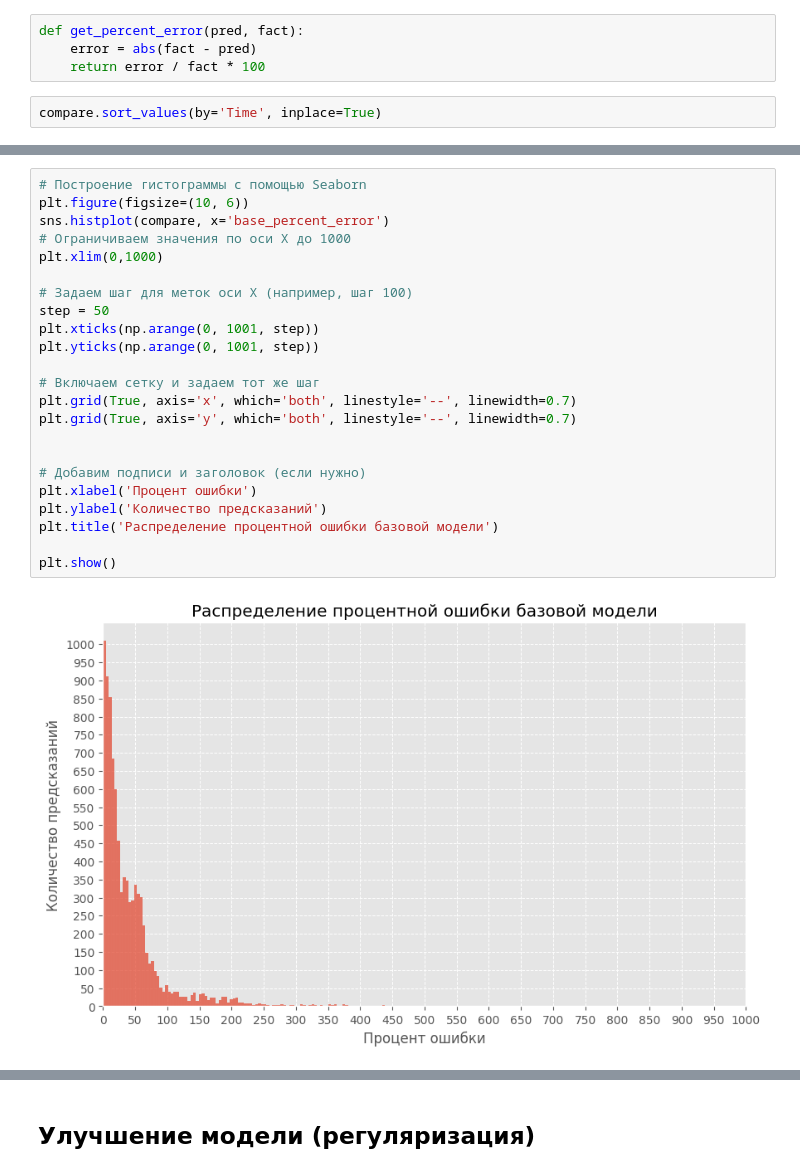
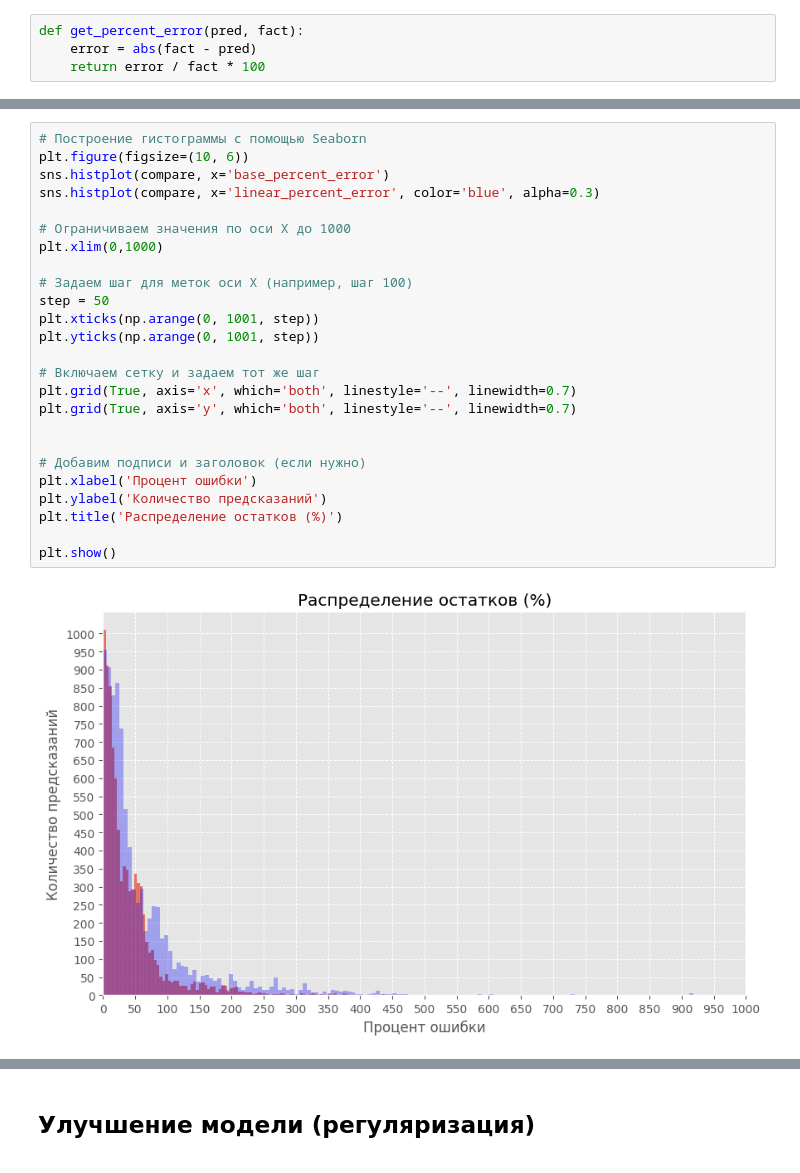
Before and after one commit to MikhailBuimov/laser_cutting, a Jupyter notebook: notebooks/laser_cutting_MODEL.ipynb, the cells around one changed output, grey strips where cells are left out. Drawn from its saved outputs; the diff is of its cells as text.

```diff
--- a/notebooks/laser_cutting_MODEL.ipynb
+++ b/notebooks/laser_cutting_MODEL.ipynb
@@ -318,8 +327,6 @@ plt.show()
 def get_percent_error(pred, fact):
     error = abs(fact - pred)
     return error / fact * 100
-# %%
-compare.sort_values(by='Time', inplace=True)
 # %%
 compare['base_percent_error'] = compare.apply(lambda x: get_percent_error(x['base_y_pred'], x['Time']), axis=1)
 compare['linear_percent_error'] = compare.apply(lambda x: get_percent_error(x['y_linear_exp1_predict'], x['Time']), axis=1)
@@ -359,25 +333,27 @@ ax.set_ylim([0,1000]);
 # %%
 # Построение гистограммы с помощью Seaborn
 plt.figure(figsize=(10, 6))
 sns.histplot(compare, x='base_percent_error')
+sns.histplot(compare, x='linear_percent_error', color='blue', alpha=0.3)
+
 # Ограничиваем значения по оси X до 1000
 plt.xlim(0,1000)
 
 # Задаем шаг для меток оси X (например, шаг 100)
 step = 50
 plt.xticks(np.arange(0, 1001, step))
 plt.yticks(np.arange(0, 1001, step))
 
 # Включаем сетку и задаем тот же шаг
 plt.grid(True, axis='x', which='both', linestyle='--', linewidth=0.7)
 plt.grid(True, axis='y', which='both', linestyle='--', linewidth=0.7)
 
 
 # Добавим подписи и заголовок (если нужно)
 plt.xlabel('Процент ошибки')
 plt.ylabel('Количество предсказаний')
-plt.title('Распределение процентной ошибки базовой модели')
+plt.title('Распределение остатков (%)')
 
 plt.show()
 # %% [output]
-[figure, old version]
+[figure, new version]
```
Also changed, not shown: parts of 58 cells of this notebook, 1 other file.
